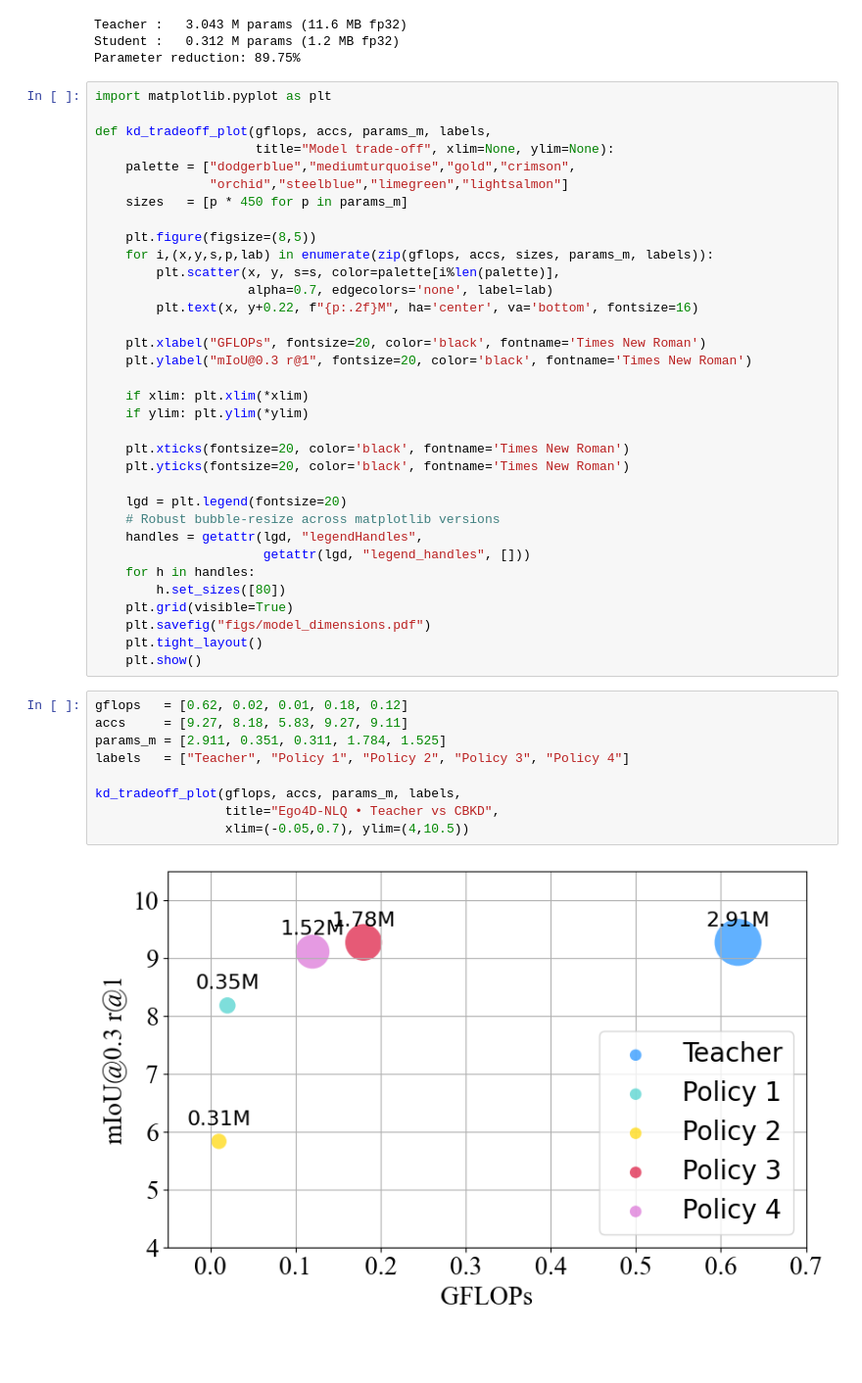
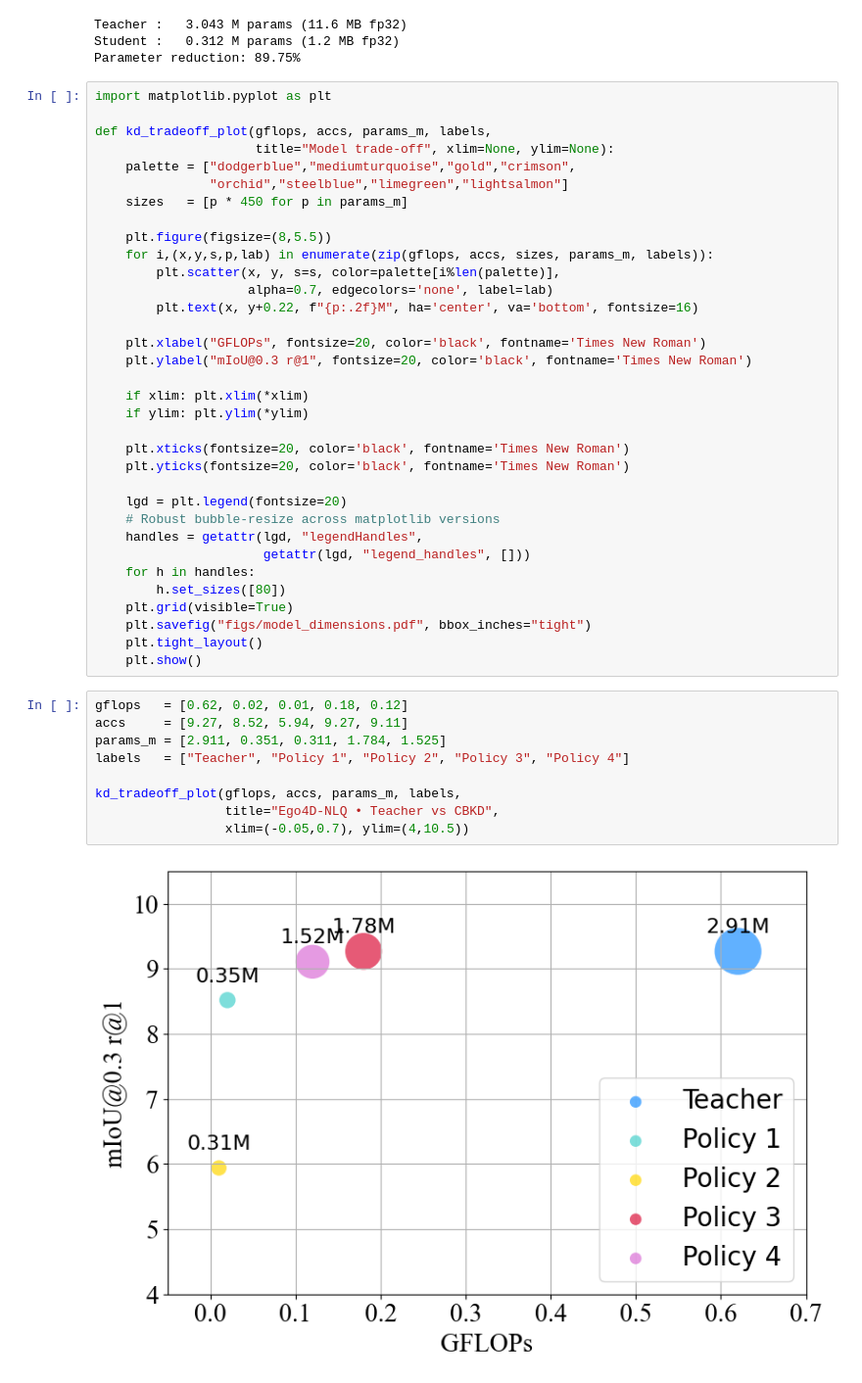
Before and after one commit to AndreaLolli2912/ARDA-VSLNet-FiLM-Enhanced-Knowledge-Distillation-for-Efficient-NLQ-Localization-in-Ego4D-Videos, a Jupyter notebook: notebooks/knowledge_distillation_expo.ipynb, the cells around one changed output. Shown at 98% size. Cells and saved outputs as stored; diff of their text form; blank space fills up the shorter version.

```diff
--- a/notebooks/knowledge_distillation_expo.ipynb
+++ b/notebooks/knowledge_distillation_expo.ipynb
@@ -200,7 +200,7 @@ def kd_tradeoff_plot(gflops, accs, params_m, labels,
                "orchid","steelblue","limegreen","lightsalmon"]
     sizes   = [p * 450 for p in params_m]
 
-    plt.figure(figsize=(8,5))
+    plt.figure(figsize=(8,5.5))
     for i,(x,y,s,p,lab) in enumerate(zip(gflops, accs, sizes, params_m, labels)):
         plt.scatter(x, y, s=s, color=palette[i%len(palette)],
                     alpha=0.7, edgecolors='none', label=lab)
@@ -222,17 +222,17 @@ def kd_tradeoff_plot(gflops, accs, params_m, labels,
     for h in handles:
         h.set_sizes([80])
     plt.grid(visible=True)
-    plt.savefig("figs/model_dimensions.pdf")
+    plt.savefig("figs/model_dimensions.pdf", bbox_inches="tight")
     plt.tight_layout()
     plt.show()
 # %%
 gflops   = [0.62, 0.02, 0.01, 0.18, 0.12]
-accs     = [9.27, 8.18, 5.83, 9.27, 9.11]
+accs     = [9.27, 8.52, 5.94, 9.27, 9.11]
 params_m = [2.911, 0.351, 0.311, 1.784, 1.525]
 labels   = ["Teacher", "Policy 1", "Policy 2", "Policy 3", "Policy 4"]
 
 kd_tradeoff_plot(gflops, accs, params_m, labels,
                  title="Ego4D-NLQ • Teacher vs CBKD",
                  xlim=(-0.05,0.7), ylim=(4,10.5))
 # %% [output]
-[figure, old version]
+[figure, new version]
```
Also changed, not shown: 1 other file.
